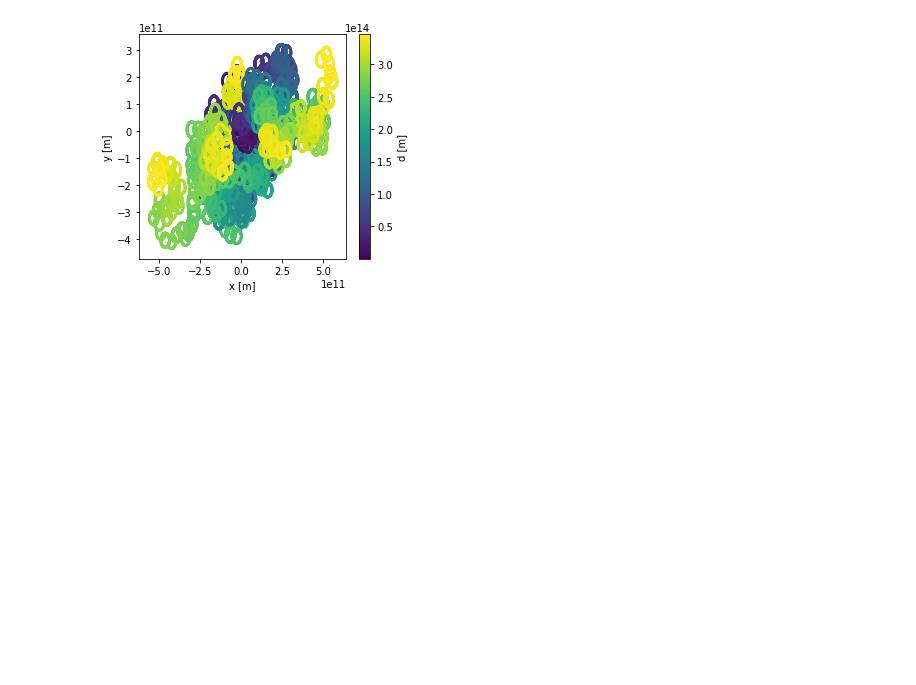
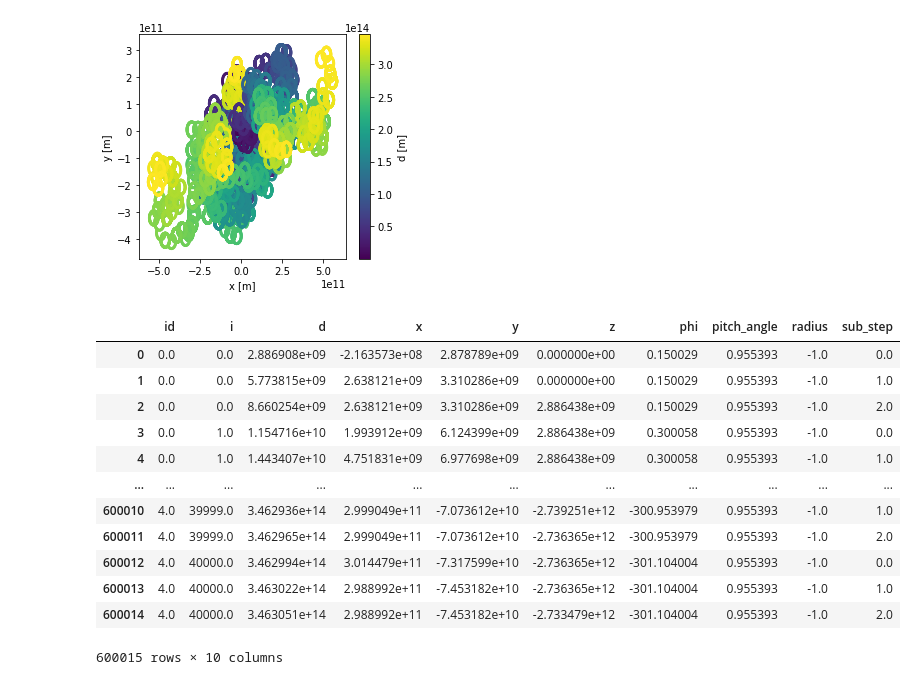
Before and after one commit to reichherzerp/PropPy, a Jupyter notebook: rwpropa/tutorials/Tutorial_3---Particle_Trajectories.ipynb, the cells around one changed output. Saved outputs shown, nothing was run; the diff lists cells and outputs as text; code cells hidden in the pictures; blank space fills up the shorter version.

```diff
--- a/rwpropa/tutorials/Tutorial_3---Particle_Trajectories.ipynb
+++ b/rwpropa/tutorials/Tutorial_3---Particle_Trajectories.ipynb
@@ -90,3 +90,19 @@ nr_steps = -1
 tra.plot_trajectory('x', 'y', 'd', particle_ids[:10], nr_steps, None)
 # %% [output]
 [figure]
+# %%
+df
+# %% [output]
+|  | id | i | d | x | y | z | phi | pitch_angle | radius | sub_step |
+| 0 | 0.0 | 0.0 | 2.886908e+09 | -2.163573e+08 | 2.878789e+09 | 0.000000e+00 | 0.150029 | 0.955393 | -1.0 | 0.0 |
+| 1 | 0.0 | 0.0 | 5.773815e+09 | 2.638121e+09 | 3.310286e+09 | 0.000000e+00 | 0.150029 | 0.955393 | -1.0 | 1.0 |
+| 2 | 0.0 | 0.0 | 8.660254e+09 | 2.638121e+09 | 3.310286e+09 | 2.886438e+09 | 0.150029 | 0.955393 | -1.0 | 2.0 |
+| 3 | 0.0 | 1.0 | 1.154716e+10 | 1.993912e+09 | 6.124399e+09 | 2.886438e+09 | 0.300058 | 0.955393 | -1.0 | 0.0 |
+| 4 | 0.0 | 1.0 | 1.443407e+10 | 4.751831e+09 | 6.977698e+09 | 2.886438e+09 | 0.300058 | 0.955393 | -1.0 | 1.0 |
+| ... | ... | ... | ... | ... | ... | ... | ... | ... | ... | ... |
+| 600010 | 4.0 | 39999.0 | 3.462936e+14 | 2.999049e+11 | -7.073612e+10 | -2.739251e+12 | -300.953979 | 0.955393 | -1.0 | 1.0 |
+| 600011 | 4.0 | 39999.0 | 3.462965e+14 | 2.999049e+11 | -7.073612e+10 | -2.736365e+12 | -300.953979 | 0.955393 | -1.0 | 2.0 |
+| 600012 | 4.0 | 40000.0 | 3.462994e+14 | 3.014479e+11 | -7.317599e+10 | -2.736365e+12 | -301.104004 | 0.955393 | -1.0 | 0.0 |
+| 600013 | 4.0 | 40000.0 | 3.463022e+14 | 2.988992e+11 | -7.453182e+10 | -2.736365e+12 | -301.104004 | 0.955393 | -1.0 | 1.0 |
+| 600014 | 4.0 | 40000.0 | 3.463051e+14 | 2.988992e+11 | -7.453182e+10 | -2.733479e+12 | -301.104004 | 0.955393 | -1.0 | 2.0 |
+600015 rows × 10 columns
```
Also changed, not shown: parts of 2 cells of this notebook, 2 other files.
